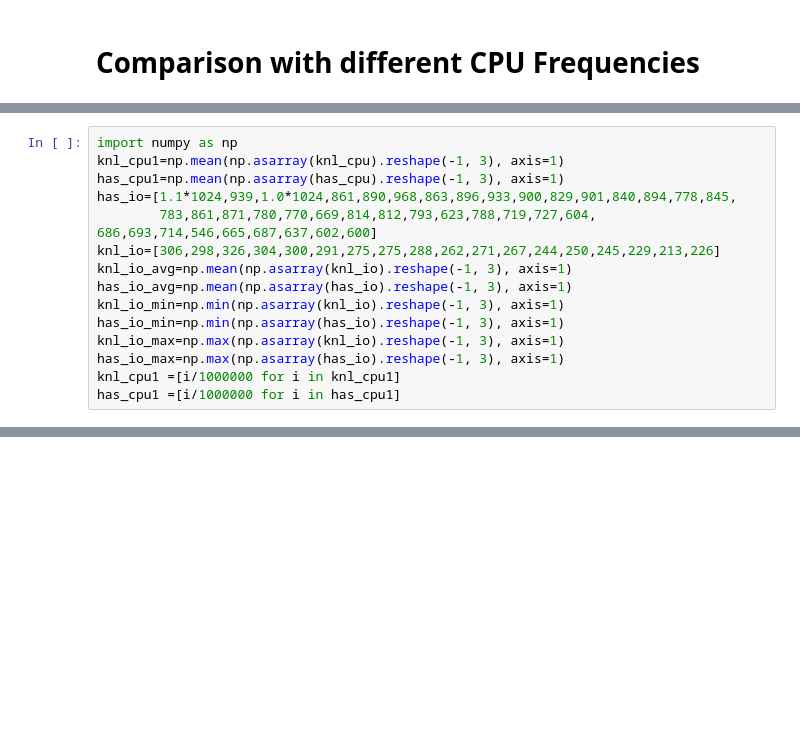
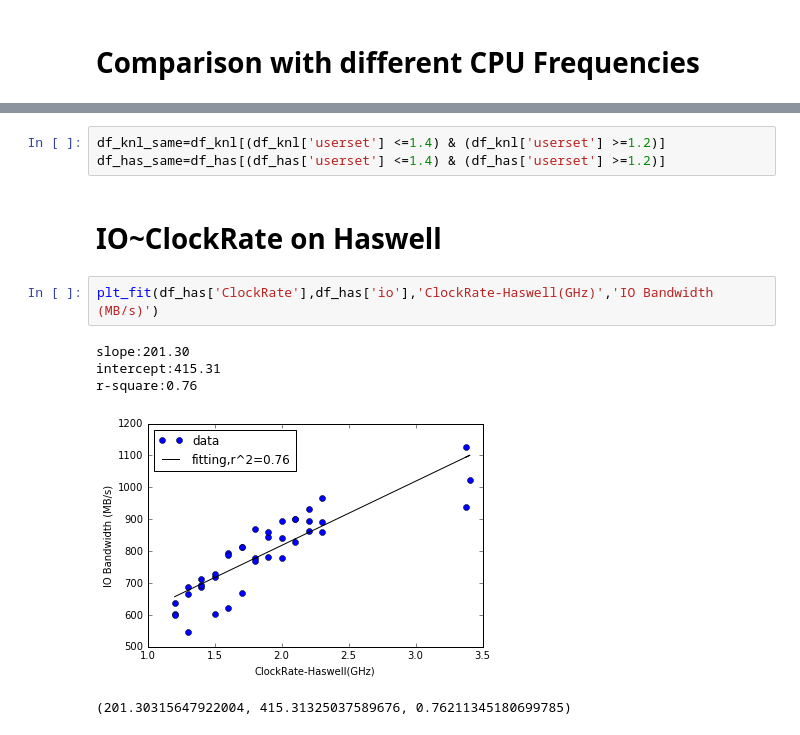
Before and after one commit to NERSC/heterogeneous-IO, a Jupyter notebook: cpu/plot/hio.ipynb, the cells around one changed output, grey strips where cells are left out. Drawn from its saved outputs; the diff is of its cells as text; blank space fills up the shorter version.

```diff
--- a/cpu/plot/hio.ipynb
+++ b/cpu/plot/hio.ipynb
@@ -16,16 +2,0 @@ has_cpu=parse_line('cpu_has.txt')
-# %%
-import numpy as np
-knl_cpu1=np.mean(np.asarray(knl_cpu).reshape(-1, 3), axis=1)
-has_cpu1=np.mean(np.asarray(has_cpu).reshape(-1, 3), axis=1)
-has_io=[1.1*1024,939,1.0*1024,861,890,968,863,896,933,900,829,901,840,894,778,845,
-        783,861,871,780,770,669,814,812,793,623,788,719,727,604,
-686,693,714,546,665,687,637,602,600]
-knl_io=[306,298,326,304,300,291,275,275,288,262,271,267,244,250,245,229,213,226]
-knl_io_avg=np.mean(np.asarray(knl_io).reshape(-1, 3), axis=1)
-has_io_avg=np.mean(np.asarray(has_io).reshape(-1, 3), axis=1)
-knl_io_min=np.min(np.asarray(knl_io).reshape(-1, 3), axis=1)
-has_io_min=np.min(np.asarray(has_io).reshape(-1, 3), axis=1)
-knl_io_max=np.max(np.asarray(knl_io).reshape(-1, 3), axis=1)
-has_io_max=np.max(np.asarray(has_io).reshape(-1, 3), axis=1)
-knl_cpu1 =[i/1000000 for i in knl_cpu1]
-has_cpu1 =[i/1000000 for i in has_cpu1]
@@ -31,0 +111,13 @@ has_cpu1 =[i/1000000 for i in has_cpu1]
+# %%
+df_knl_same=df_knl[(df_knl['userset'] <=1.4) & (df_knl['userset'] >=1.2)]
+df_has_same=df_has[(df_has['userset'] <=1.4) & (df_has['userset'] >=1.2)]
+# %% [markdown]
+# IO~ClockRate on Haswell
+# %%
+plt_fit(df_has['ClockRate'],df_has['io'],'ClockRate-Haswell(GHz)','IO Bandwidth (MB/s)')
+# %% [output]
+slope:201.30
+intercept:415.31
+r-square:0.76
+[figure, added]
+(201.30315647922004, 415.31325037589676, 0.76211345180699785)
```
Also changed, not shown: parts of 26 cells of this notebook, 3 other files.
